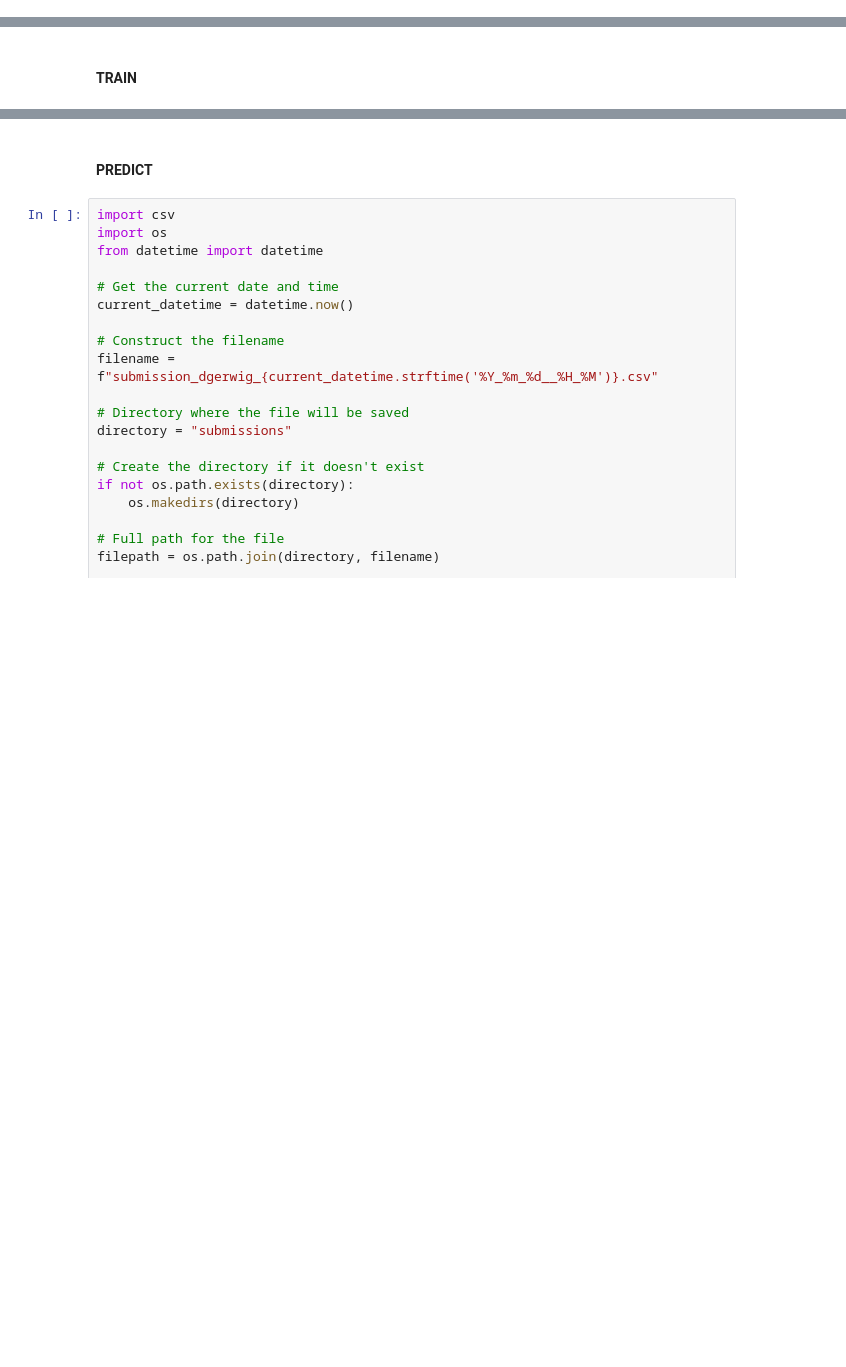
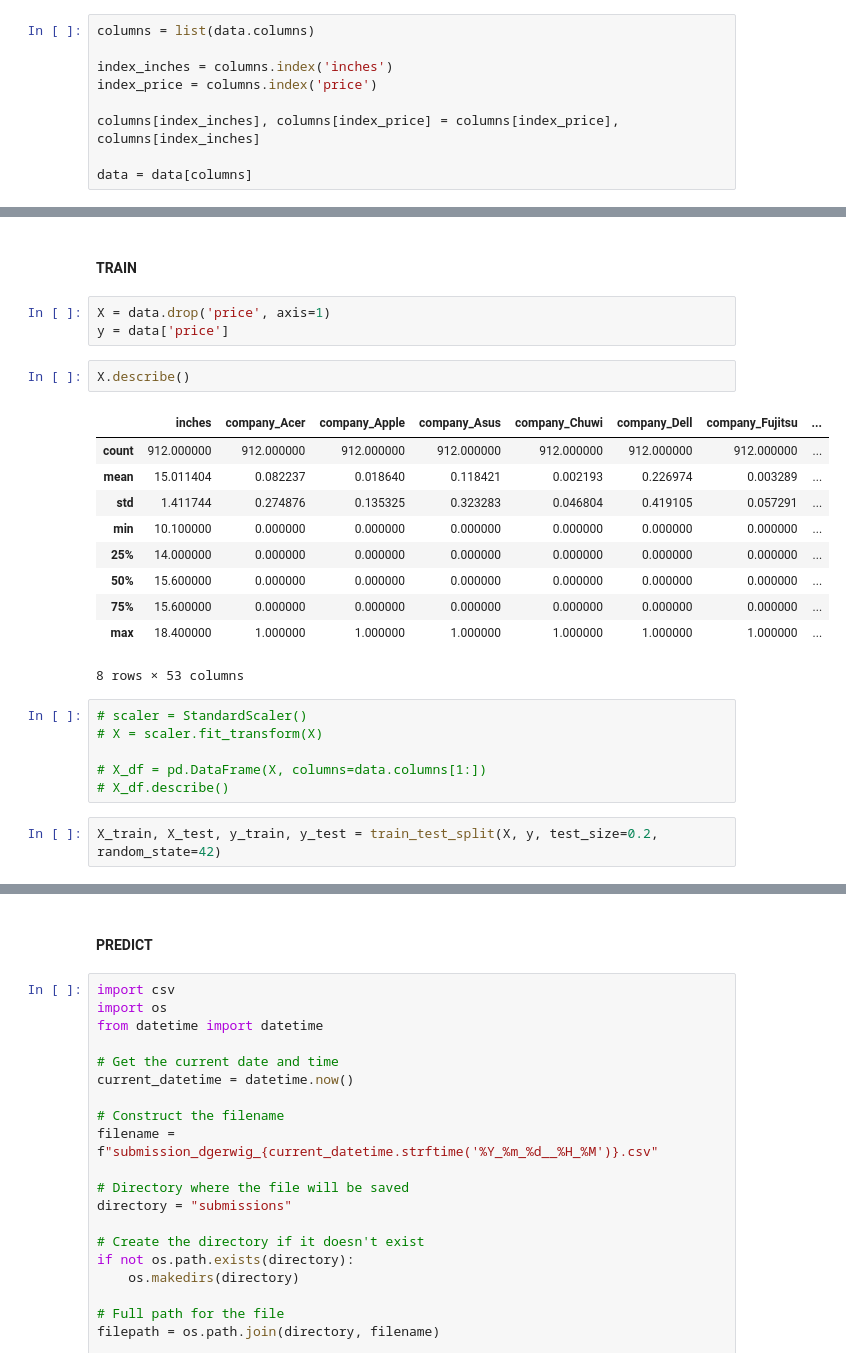
Before and after one commit to diegogerwig/Kaggle, a Jupyter notebook: TheBridge/laptops_market/laptops_market.ipynb, the cells around one changed output, grey strips where cells are left out. Saved outputs shown, nothing was run; the diff lists cells and outputs as text; blank space fills up the shorter version.

```diff
--- a/TheBridge/laptops_market/laptops_market.ipynb
+++ b/TheBridge/laptops_market/laptops_market.ipynb
@@ -519,0 +510,9 @@ data.head()
+# %%
+columns = list(data.columns)
+
+index_inches = columns.index('inches')
+index_price = columns.index('price')
+
+columns[index_inches], columns[index_price] = columns[index_price], columns[index_inches]
+
+data = data[columns]
@@ -520,2 +539,26 @@ data.head()
 # %% [markdown]
 #### TRAIN
+# %%
+X = data.drop('price', axis=1)
+y = data['price']
+# %%
+X.describe()
+# %% [output]
+|  | inches | company_Acer | company_Apple | company_Asus | company_Chuwi | company_Dell | company_Fujitsu | ... |
+| count | 912.000000 | 912.000000 | 912.000000 | 912.000000 | 912.000000 | 912.000000 | 912.000000 | ... |
+| mean | 15.011404 | 0.082237 | 0.018640 | 0.118421 | 0.002193 | 0.226974 | 0.003289 | ... |
+| std | 1.411744 | 0.274876 | 0.135325 | 0.323283 | 0.046804 | 0.419105 | 0.057291 | ... |
+| min | 10.100000 | 0.000000 | 0.000000 | 0.000000 | 0.000000 | 0.000000 | 0.000000 | ... |
+| 25% | 14.000000 | 0.000000 | 0.000000 | 0.000000 | 0.000000 | 0.000000 | 0.000000 | ... |
+| 50% | 15.600000 | 0.000000 | 0.000000 | 0.000000 | 0.000000 | 0.000000 | 0.000000 | ... |
+| 75% | 15.600000 | 0.000000 | 0.000000 | 0.000000 | 0.000000 | 0.000000 | 0.000000 | ... |
+| max | 18.400000 | 1.000000 | 1.000000 | 1.000000 | 1.000000 | 1.000000 | 1.000000 | ... |
+8 rows × 53 columns
+# %%
+# scaler = StandardScaler()
+# X = scaler.fit_transform(X)
+
+# X_df = pd.DataFrame(X, columns=data.columns[1:])
+# X_df.describe()
+# %%
+X_train, X_test, y_train, y_test = train_test_split(X, y, test_size=0.2, random_state=42)
```
Also changed, not shown: parts of 8 cells of this notebook.
